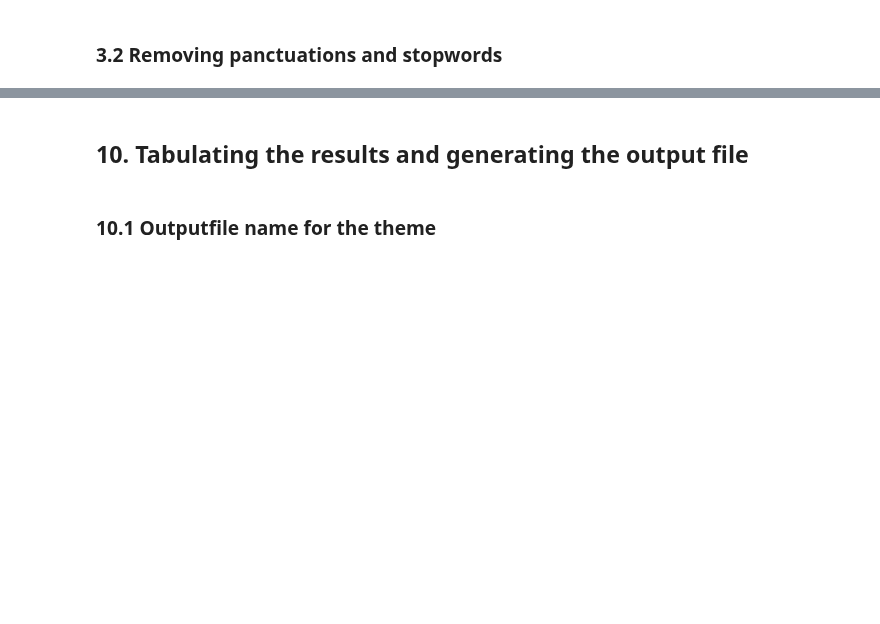
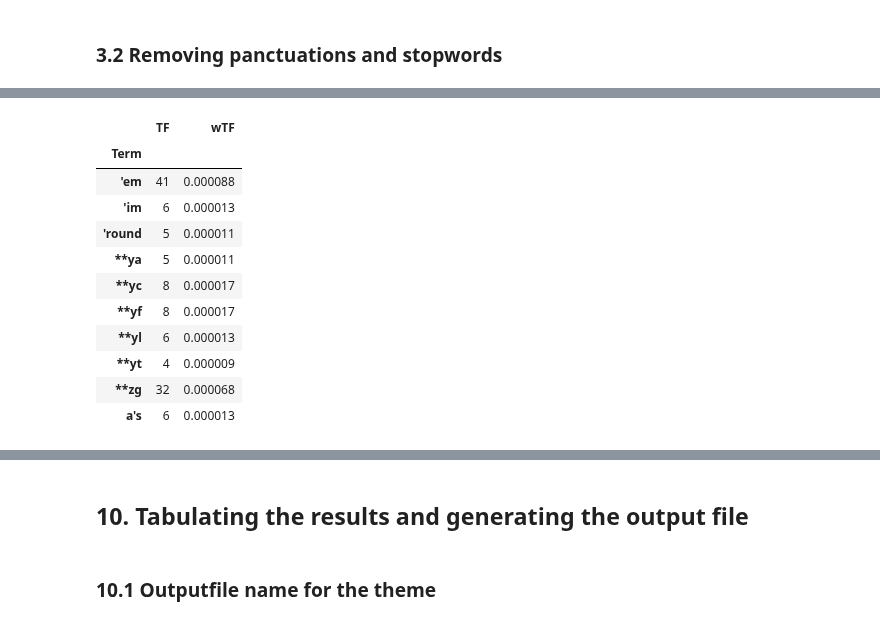
Before and after one commit to bulentozel/OpenMaker, a Jupyter notebook: Semantics/termset_extraction_notrun.ipynb, the cells around one changed output, grey strips where cells are left out. Cells and saved outputs as stored; diff of their text form; code cells hidden in the pictures; blank space fills up the shorter version.

```diff
--- a/Semantics/termset_extraction_notrun.ipynb
+++ b/Semantics/termset_extraction_notrun.ipynb
@@ -1597,0 +1973,15 @@ The manual checking can help to determine what should go into "specifics_openmak
+# %%
+DF_Brown.head(10)
+# %% [output]
+|  | TF | wTF |
+| Term |  |  |
+| 'em | 41 | 0.000088 |
+| 'im | 6 | 0.000013 |
+| 'round | 5 | 0.000011 |
+| **ya | 5 | 0.000011 |
+| **yc | 8 | 0.000017 |
+| **yf | 8 | 0.000017 |
+| **yl | 6 | 0.000013 |
+| **yt | 4 | 0.000009 |
+| **zg | 32 | 0.000068 |
+| a's | 6 | 0.000013 |
```
Also changed, not shown: parts of 110 cells of this notebook, 4 other files.
